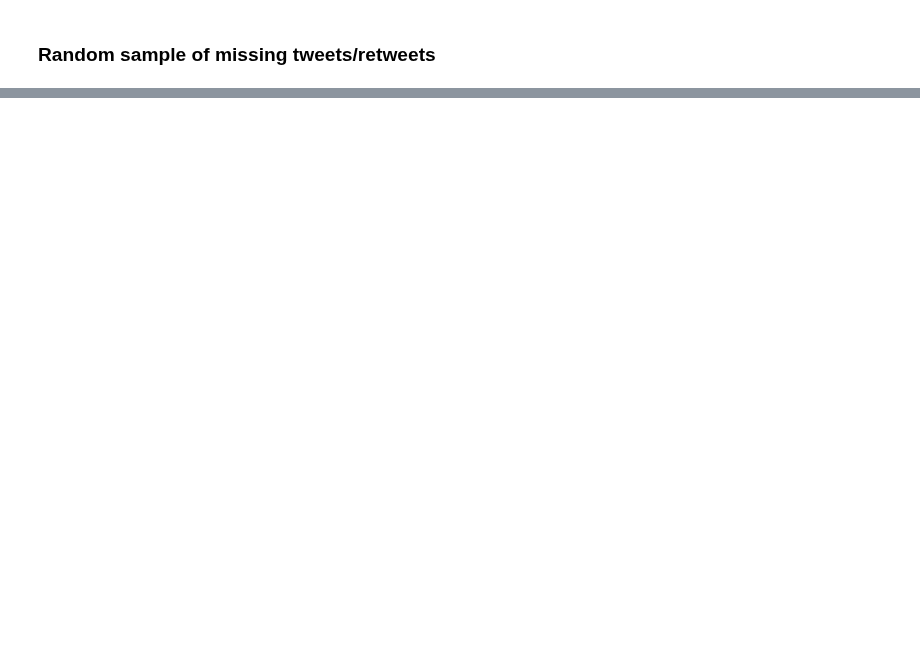
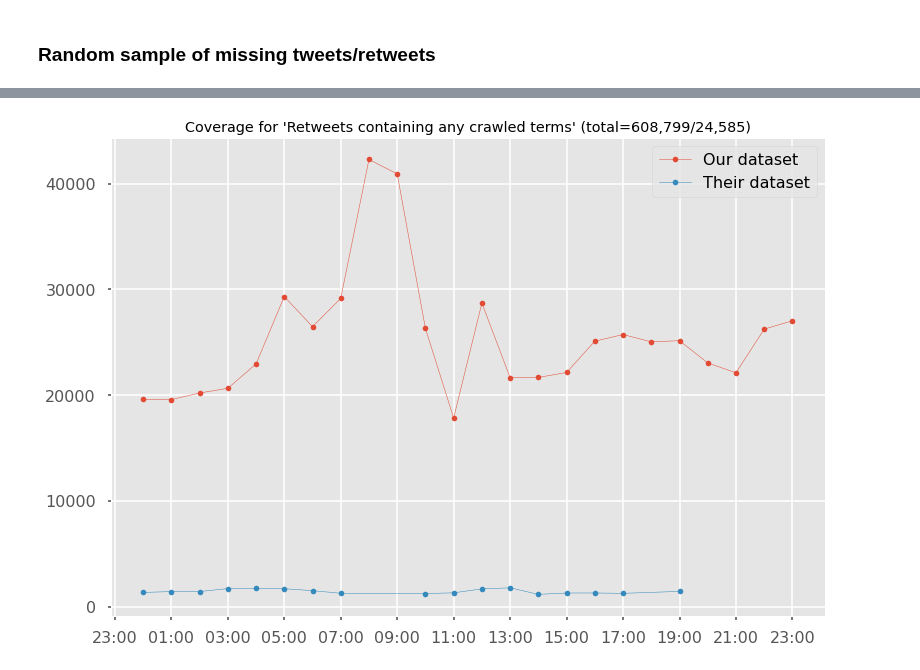
Before and after one commit to sTechLab/VoterFraud2020-analysis, a Jupyter notebook: notebooks/test_coverage.ipynb, the cells around one changed output, grey strips where cells are left out. Cells and saved outputs as stored; diff of their text form; code cells hidden in the pictures; blank space fills up the shorter version.

```diff
--- a/notebooks/test_coverage.ipynb
+++ b/notebooks/test_coverage.ipynb
@@ -305,0 +331,5 @@ retweet_df_by_hour[300:324]
+# %%
+plot_hourly_coverage(retweet_df, matching_retweet_df, "Retweets containing any crawled terms")
+None
+# %% [output]
+[figure, added]
```
Also changed, not shown: parts of 20 cells of this notebook, 1 other file.
